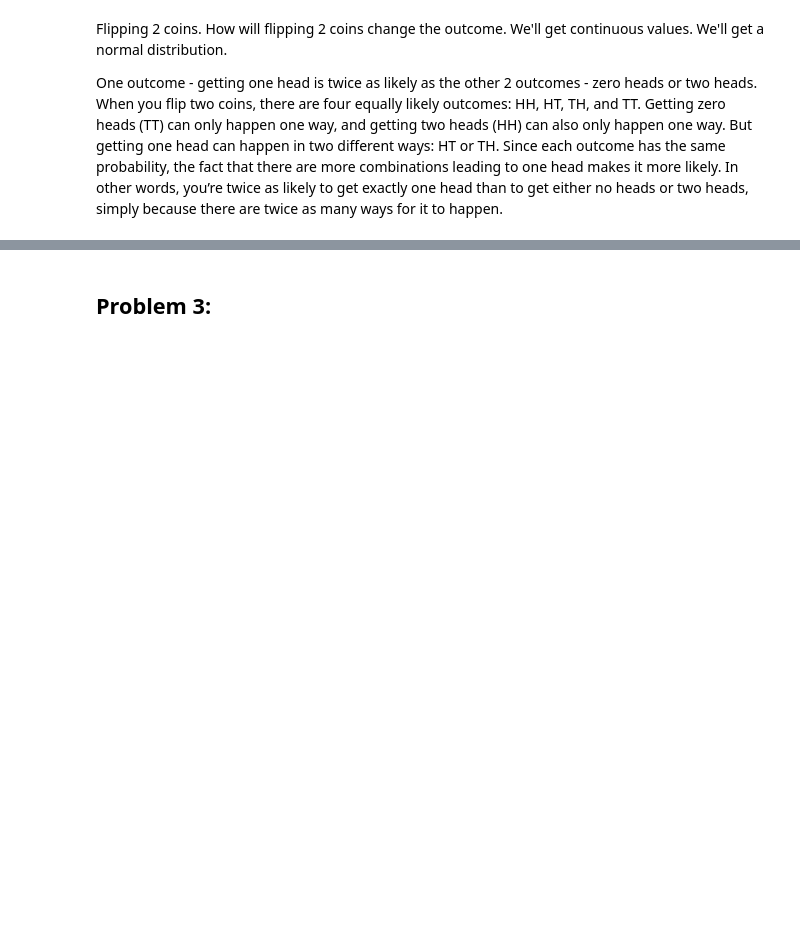
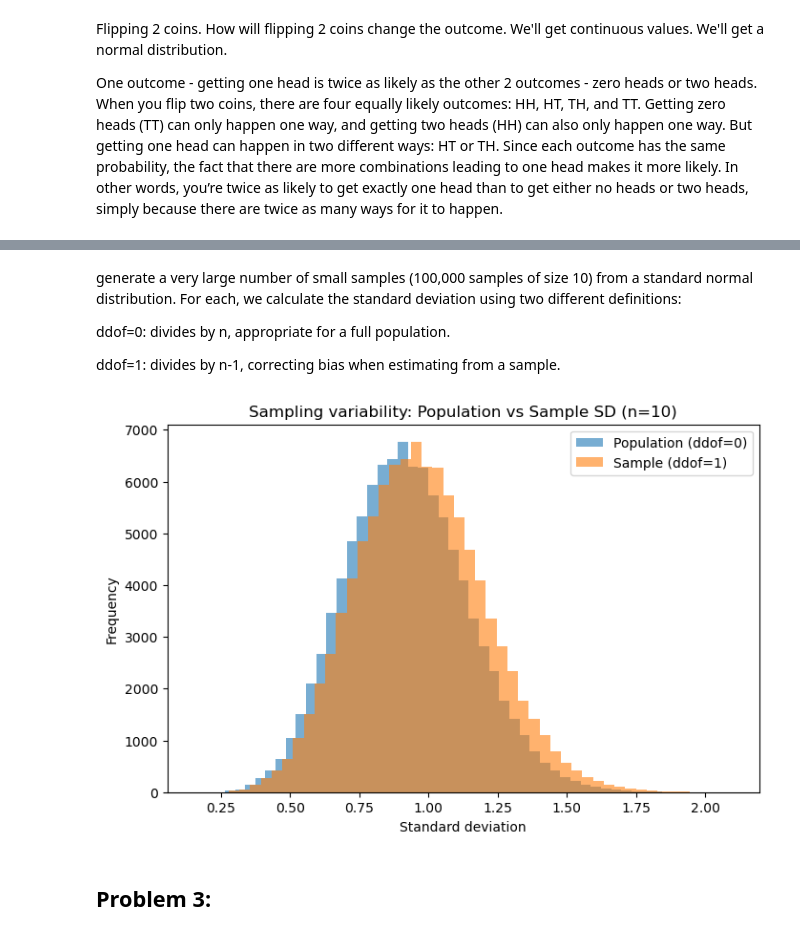
Before and after one commit to morgam7/applied-statistics, a Jupyter notebook: problems.ipynb, the cells around one changed output, grey strips where cells are left out. Drawn from its saved outputs; the diff is of its cells as text; code cells hidden in the pictures; blank space fills up the shorter version.

```diff
--- a/problems.ipynb
+++ b/problems.ipynb
@@ -286,3 +343,34 @@ When you flip two coins, there are four equally likely outcomes: HH, HT, TH, and
+# %% [markdown]
+generate a very large number of small samples (100,000 samples of size 10) from a standard normal distribution. For each, we calculate the standard deviation using two different definitions:
+
+ddof=0: divides by n, appropriate for a full population.
+
+ddof=1: divides by n-1, correcting bias when estimating from a sample.
+# %%
+# Parameters
+n_samples = 100_000   # number of repeated samples
+sample_size = 10       # how many values in each sample
+
+# Generate samples from a standard normal distribution (mean=0, std=1)
+samples = np.random.randn(n_samples, sample_size)
+
+# Calculate standard deviation two ways:
+# ddof = 0 → divide by n (population)
+# ddof = 1 → divide by n - 1 (sample)
+std_pop = np.std(samples, axis=1, ddof=0)
+std_sample = np.std(samples, axis=1, ddof=1)
+
+# Plot histograms
+plt.figure(figsize=(8,5))
+plt.hist(std_pop, bins=50, alpha=0.6, label='Population (ddof=0)')
+plt.hist(std_sample, bins=50, alpha=0.6, label='Sample (ddof=1)')
+plt.xlabel('Standard deviation')
+plt.ylabel('Frequency')
+plt.title('Sampling variability: Population vs Sample SD (n=10)')
+plt.legend()
+plt.show()
+# %% [output]
+[figure, added]
 # %% [markdown]
 ## Problem 3:
 # %% [markdown]
```
Also changed, not shown: parts of 9 cells of this notebook.
